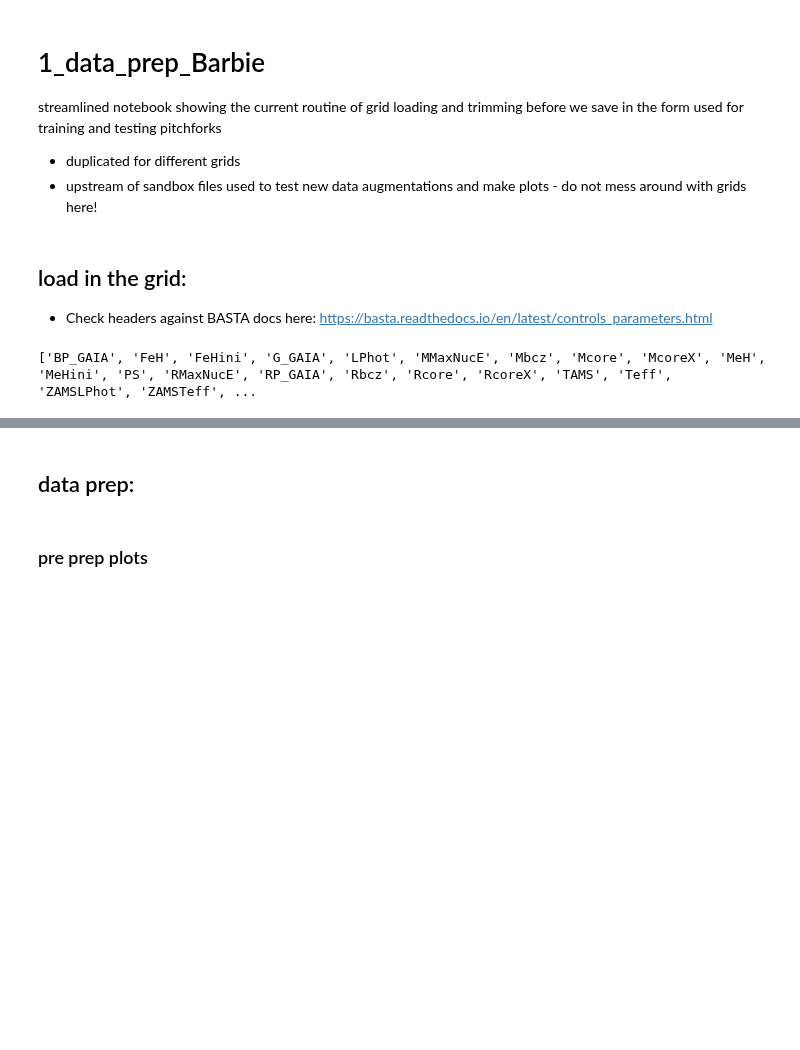
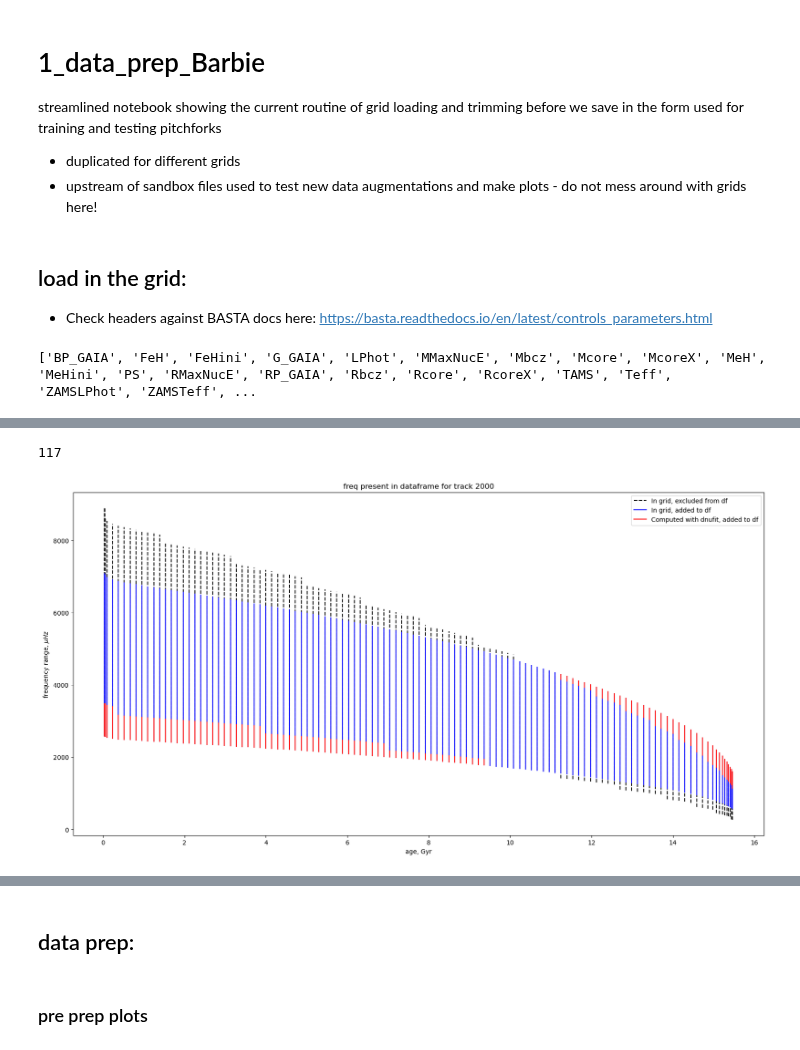
Before and after one commit to ojscutt/pitchfork, a Jupyter notebook: keystone/1_data_prep_Barbie.ipynb, the cells around one changed output, grey strips where cells are left out. Saved outputs shown, nothing was run; the diff lists cells and outputs as text; code cells hidden in the pictures; blank space fills up the shorter version.

```diff
--- a/keystone/1_data_prep_Barbie.ipynb
+++ b/keystone/1_data_prep_Barbie.ipynb
@@ -135,0 +140,73 @@ ValueError: all the input array dimensions except for the concatenation axis mus
+# %%
+def n_padded_plot(grid, df, track_id, n_min=15, n_max=25, max_age=np.inf):
+    plt.figure(figsize=(20,10))
+
+    track = grid['grid/tracks/track'+track_id]
+    age = track['age']
+
+    points = np.array(age)[np.where(np.array(age)<=max_age)[0]]
+    first_point = points[0]
+    last_point = points[-1]
+
+    osckeys = track['osckey']
+    dnufits = track['dnufit']
+
+    i = 0
+    track_from_df = df[df['track_id'] == int(track_id)]
+
+    for point in points:
+        n_vals = osckeys[i][1][np.where(osckeys[i][0] == 0)[0]]
+        n_upper = n_vals[-1]
+        n_lower = n_vals[0]
+
+        nu_vals = list(track['osc'][i][0][np.where(osckeys[i][0] == 0)])
+        plt.plot(np.full(2,point)/1000, np.array([nu_vals[0], nu_vals[-1]]), color='black', linestyle='dashed')
+
+        row = track_from_df.iloc[i]
+        plt.plot(np.full(2, row['age']/1000),[row[f'nu_0_{n_min}'], row[f'nu_0_{n_max}']], color='blue')
+
+        if n_upper < n_max:
+            dnufit = dnufits[i]
+            nu_max = nu_vals[-1]
+            n_diff = n_max - n_upper
+            try:
+                #nu_upper_pad = np.arange(nu_max+dnufit, nu_max+(dnufit*(n_diff+1))
+                nu_upper_pad = (np.linspace(1,n_diff,n_diff)*dnufit)+nu_max
+            except:
+                nu_upper_pad = np.full(n_diff, nu_max)
+            nu_vals = nu_vals + nu_upper_pad.tolist()
+            n_upper=n_max
+            plt.plot(np.full(2,point)/1000, np.array([nu_max, nu_vals[-1]]), color='red')
+
+        if n_lower > n_min:
+            dnufit = dnufits[i]
+            nu_min = nu_vals[0]
+            n_diff = n_lower - n_min
+            try:
+                #nu_lower_pad = np.arange(nu_min-(n_diff*dnufit), nu_min, dnufit)
+                nu_lower_pad = nu_min - (np.linspace(n_diff,1,n_diff)*dnufit)
+            except:
+                nu_lower_pad = np.full(n_diff, nu_min)
+
+            nu_vals = nu_lower_pad.tolist() + nu_vals
+            n_lower = n_min
+            plt.plot(np.full(2,point)/1000, np.array([nu_vals[0], nu_min]), color='red')
+
+        i+=1
+
+
+    # for index, row in track.iterrows():
+    #    plt.plot(np.full(2, row['age']/1000),[row[f'nu_0_{n_min}'], row[f'nu_0_{n_max}']], color='blue')
+
+
+    plt.xlabel('age, Gyr')
+    plt.ylabel('frequency range, $\mu Hz$')
+    plt.title('freq present in dataframe for track '+track_id)
+    plt.legend(["In grid, excluded from df", "In grid, added to df", "Computed with dnufit, added to df"])
+
+    print(i)
+
+n_padded_plot(barbie_h5, barbie_df, '2000', 10, 30)
+# %% [output]
+117
+[figure, added]
```
Also changed, not shown: parts of 11 cells of this notebook, 3 other files.
